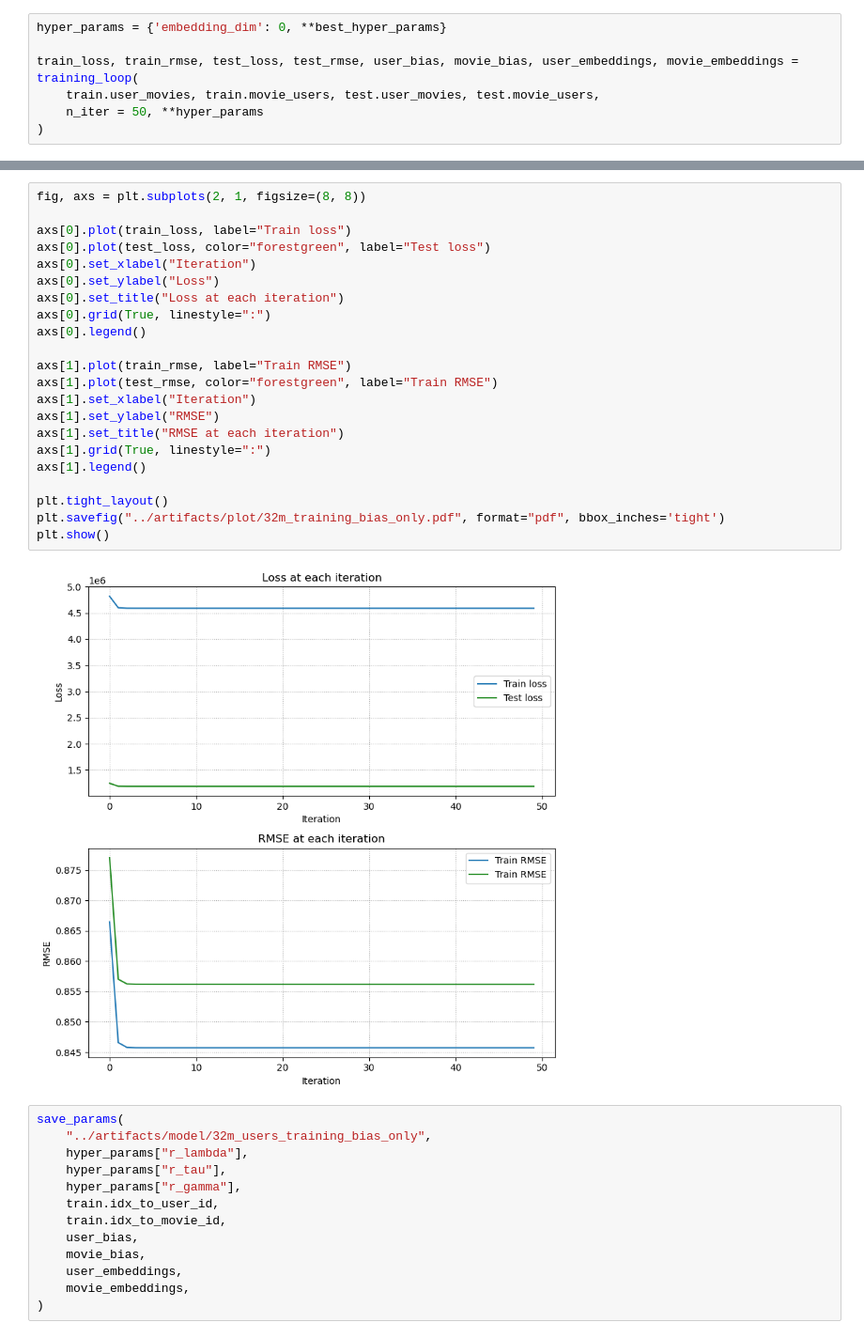
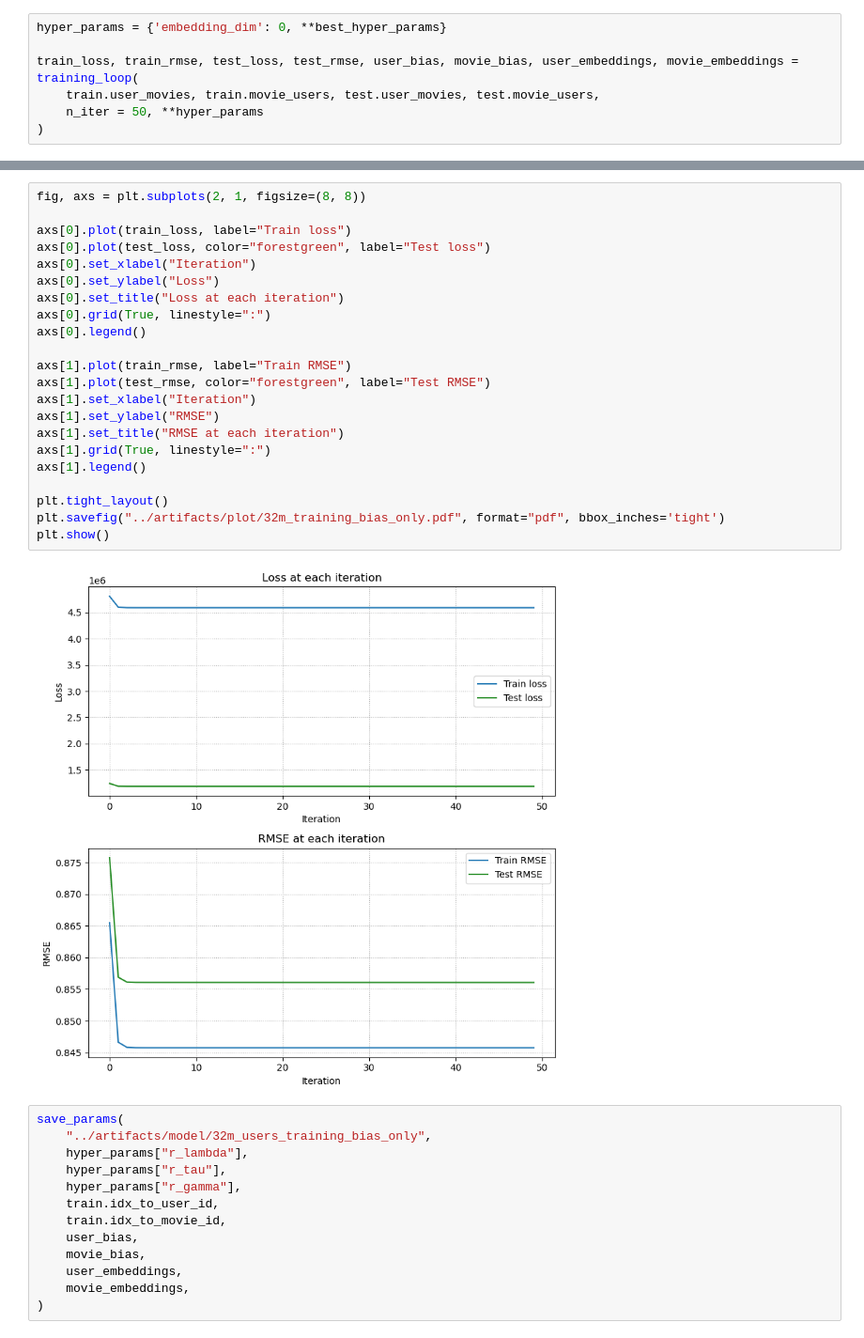
Before and after one commit to Toavina00/Recommender-system, a Jupyter notebook: notebooks/training.ipynb, the cells around one changed output, grey strips where cells are left out. Shown at 94% size. Saved outputs shown, nothing was run; the diff lists cells and outputs as text.

```diff
--- a/notebooks/training.ipynb
+++ b/notebooks/training.ipynb
@@ -95,27 +96,27 @@ Test RMSE: 0.8561877839184345
 # %%
 fig, axs = plt.subplots(2, 1, figsize=(8, 8))
 
 axs[0].plot(train_loss, label="Train loss")
 axs[0].plot(test_loss, color="forestgreen", label="Test loss")
 axs[0].set_xlabel("Iteration")
 axs[0].set_ylabel("Loss")
 axs[0].set_title("Loss at each iteration")
 axs[0].grid(True, linestyle=":")
 axs[0].legend()
 
 axs[1].plot(train_rmse, label="Train RMSE")
-axs[1].plot(test_rmse, color="forestgreen", label="Train RMSE")
+axs[1].plot(test_rmse, color="forestgreen", label="Test RMSE")
 axs[1].set_xlabel("Iteration")
 axs[1].set_ylabel("RMSE")
 axs[1].set_title("RMSE at each iteration")
 axs[1].grid(True, linestyle=":")
 axs[1].legend()
 
 plt.tight_layout()
 plt.savefig("../artifacts/plot/32m_training_bias_only.pdf", format="pdf", bbox_inches='tight')
 plt.show()
 # %% [output]
-[figure, old version]
+[figure, new version]
 # %%
 save_params(
     "../artifacts/model/32m_users_training_bias_only",
```
Also changed, not shown: parts of 28 cells of this notebook, 3 other files.
